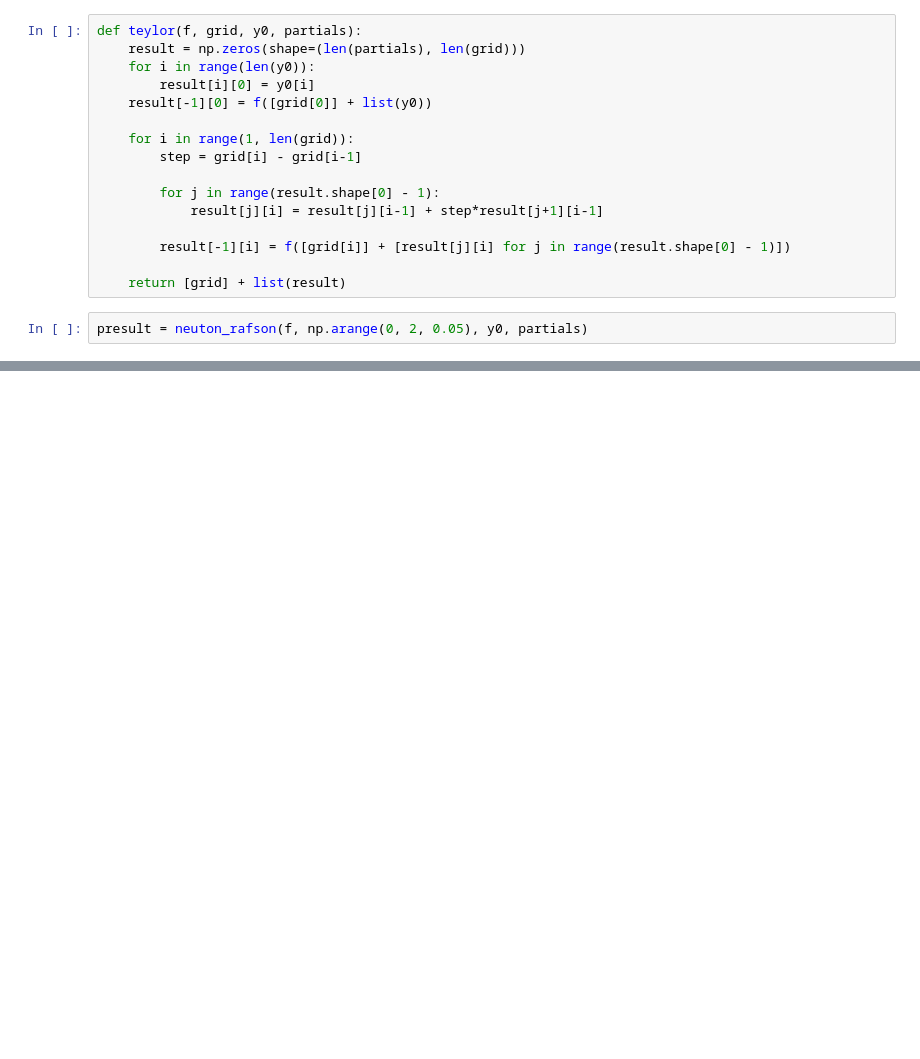
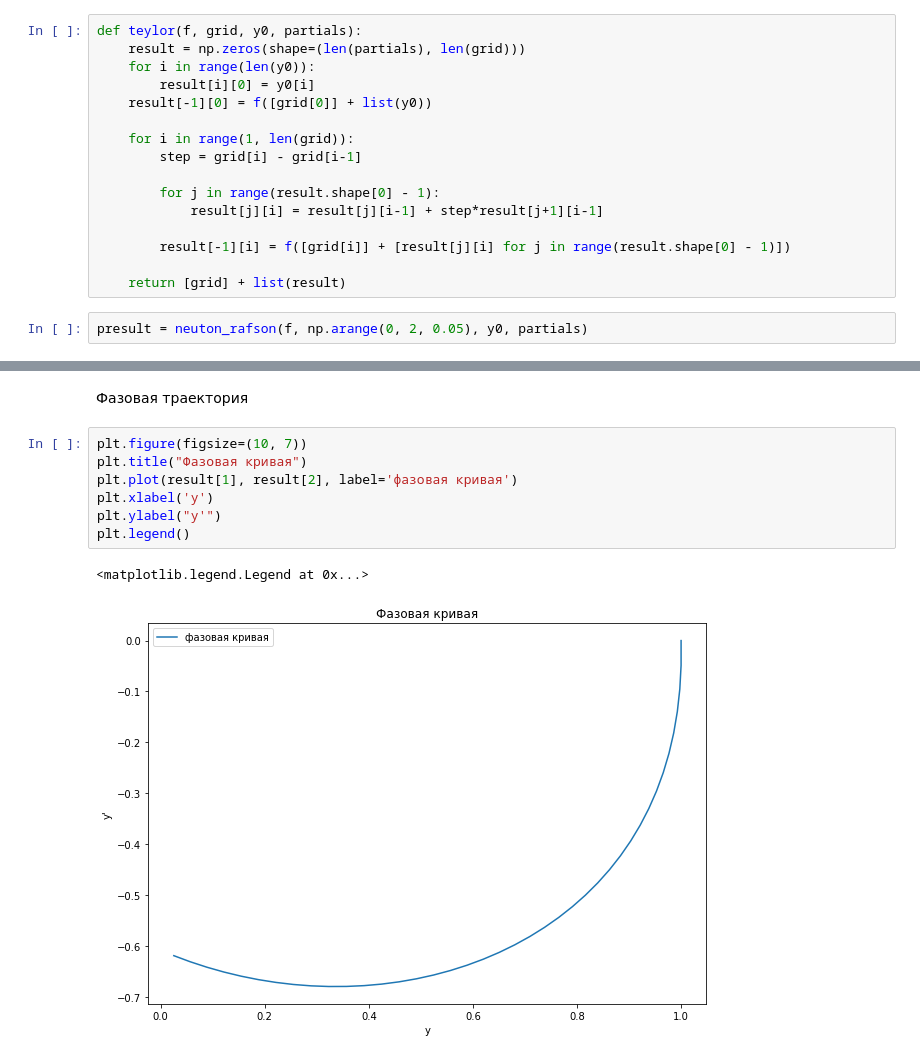
Before and after one commit to FuriTt/Labs_new, a Jupyter notebook: cpp_code/TeylorReport.ipynb, the cells around one changed output, grey strips where cells are left out. Cells and saved outputs as stored; diff of their text form; blank space fills up the shorter version.

```diff
--- a/cpp_code/TeylorReport.ipynb
+++ b/cpp_code/TeylorReport.ipynb
@@ -170,0 +185,12 @@ plt.legend()
+# %% [markdown]
+Фазовая траектория
+# %%
+plt.figure(figsize=(10, 7))
+plt.title("Фазовая кривая")
+plt.plot(result[1], result[2], label='фазовая кривая')
+plt.xlabel('y')
+plt.ylabel("y'")
+plt.legend()
+# %% [output]
+<matplotlib.legend.Legend at 0x...>
+[figure, added]
```
Also changed, not shown: parts of 5 cells of this notebook, 2 other files.
